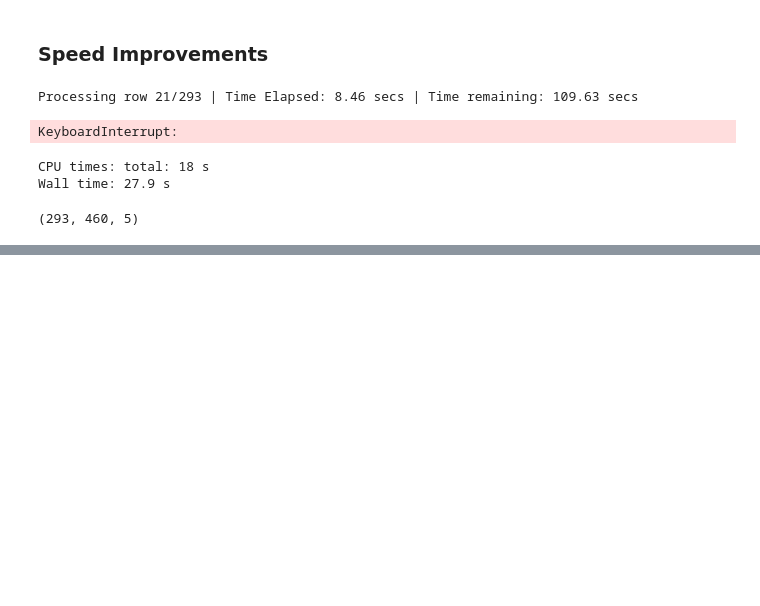
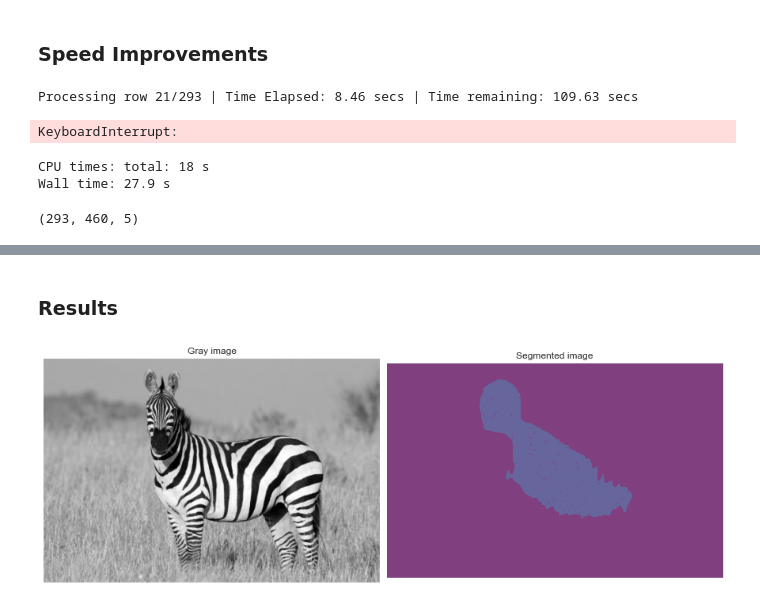
Before and after one commit to Gholamrezadar/CV_HW4, a Jupyter notebook: Question_1.ipynb, the cells around one changed output, grey strips where cells are left out. Drawn from its saved outputs; the diff is of its cells as text; code cells hidden in the pictures; blank space fills up the shorter version.

```diff
--- a/Question_1.ipynb
+++ b/Question_1.ipynb
@@ -345,0 +346,37 @@ plt.show()
+# %%
+def segment_image_glcm(img, levels=50, patch_size=41, n_features=5, random_state=2, n_clusters=2, debug=True):
+    # One patch per pixel
+    patches = get_patches(img, patch_size=patch_size, step_size=1, grayscale_levels=levels)
+    features = get_glcm_features_parallel(patches, levels=levels, n_features=n_features)
+
+    # Cluster features
+    kmeans = KMeans(n_clusters=n_clusters, random_state=random_state).fit(features.reshape(-1, features.shape[-1]))
+    labels = kmeans.labels_.reshape(features.shape[:2])
+
+    # Make a color map of fixed colors
+    if n_clusters == 3:
+        cmap = colors.ListedColormap([[10/255, 10/255, 10/255], [128/255, 64/255, 128/255], [102/255, 102/255, 156/255]])
+        bounds=[0,1,2,3]
+    elif n_clusters == 2:
+        cmap = colors.ListedColormap([[128/255, 64/255, 128/255], [102/255, 102/255, 156/255]])
+        bounds=[0,1,2]
+
+    norm = colors.BoundaryNorm(bounds, cmap.N)
+
+    # plot labels
+    if debug:
+        fig, ax = plt.subplots(1, 2, figsize=(12, 10), constrained_layout=True)
+        ax[0].imshow(img, cmap='gray')
+        ax[0].set_title('Gray image')
+        ax[0].set_axis_off()
+
+        ax[1].imshow(labels, cmap=cmap, norm=norm)
+        ax[1].set_title('Segmented image')
+        ax[1].set_axis_off()
+        plt.show()
+# %% [markdown]
+### Results
+# %%
+segment_image_glcm(img1_gray, levels=50, patch_size=41, n_features=5, random_state=2, debug=True)
+# %% [output]
+[figure, added]
```
Also changed, not shown: parts of 10 cells of this notebook.
